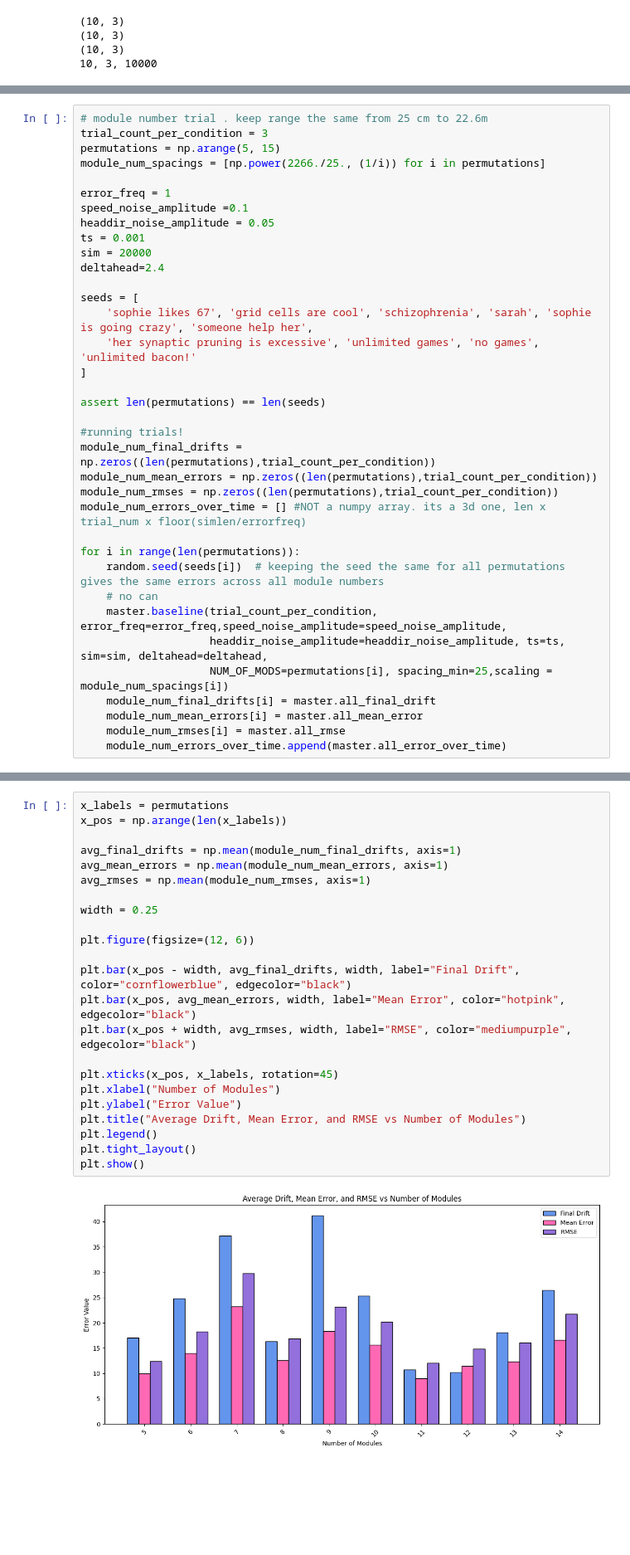
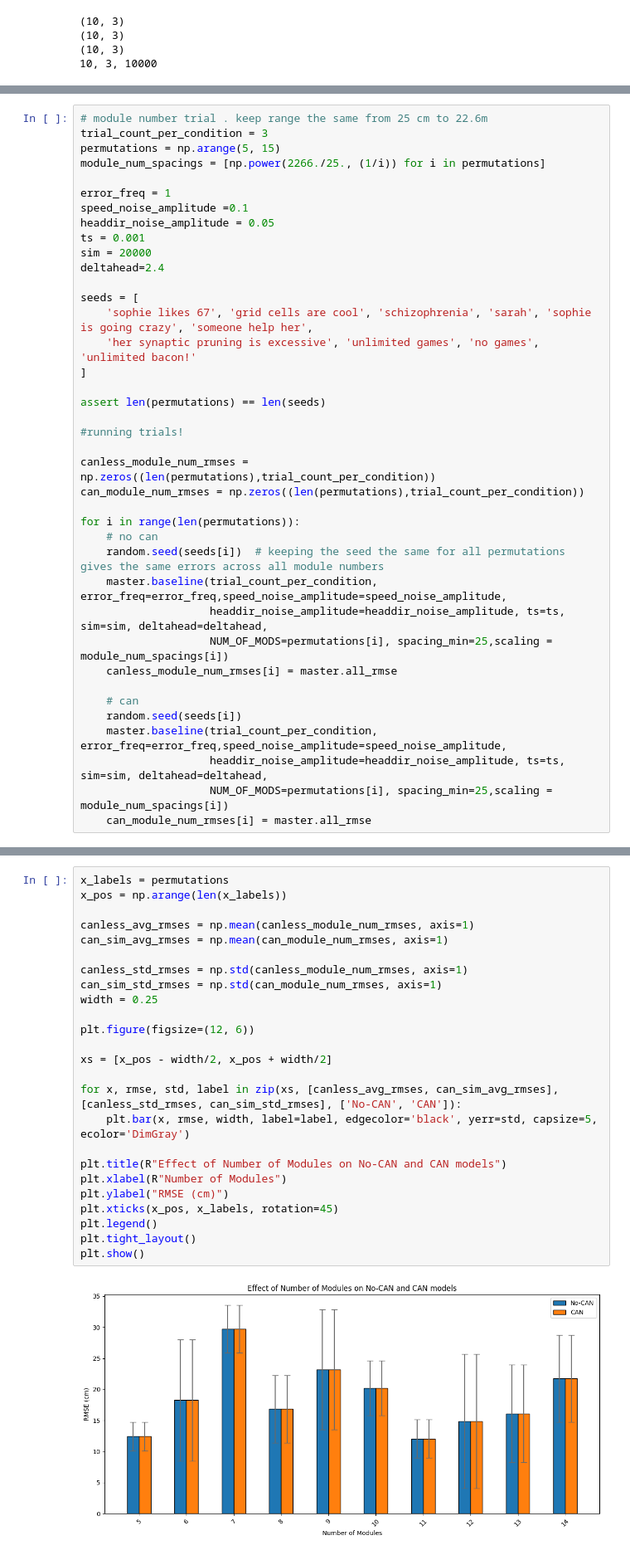
Before and after one commit to SoapingYou/a-bu-tism, a Jupyter notebook: Experimental_Trials_Aim_1.ipynb, the cells around one changed output, grey strips where cells are left out. Shown at 83% size. Cells and saved outputs as stored; diff of their text form; blank space fills up the shorter version.

Commit message:
New graph for module num trial

```diff
--- a/Experimental_Trials_Aim_1.ipynb
+++ b/Experimental_Trials_Aim_1.ipynb
@@ -181,21 +181,24 @@ seeds = [
 assert len(permutations) == len(seeds)
 
 #running trials!
-module_num_final_drifts = np.zeros((len(permutations),trial_count_per_condition))
-module_num_mean_errors = np.zeros((len(permutations),trial_count_per_condition))
-module_num_rmses = np.zeros((len(permutations),trial_count_per_condition))
-module_num_errors_over_time = [] #NOT a numpy array. its a 3d one, len x trial_num x floor(simlen/errorfreq)
+
+canless_module_num_rmses = np.zeros((len(permutations),trial_count_per_condition))
+can_module_num_rmses = np.zeros((len(permutations),trial_count_per_condition))
 
 for i in range(len(permutations)):
+    # no can
     random.seed(seeds[i])  # keeping the seed the same for all permutations gives the same errors across all module numbers
-    # no can
     master.baseline(trial_count_per_condition, error_freq=error_freq,speed_noise_amplitude=speed_noise_amplitude,
                     headdir_noise_amplitude=headdir_noise_amplitude, ts=ts, sim=sim, deltahead=deltahead,
                     NUM_OF_MODS=permutations[i], spacing_min=25,scaling = module_num_spacings[i])
-    module_num_final_drifts[i] = master.all_final_drift
-    module_num_mean_errors[i] = master.all_mean_error
-    module_num_rmses[i] = master.all_rmse
-    module_num_errors_over_time.append(master.all_error_over_time)
+    canless_module_num_rmses[i] = master.all_rmse
+
+    # can
+    random.seed(seeds[i])
+    master.baseline(trial_count_per_condition, error_freq=error_freq,speed_noise_amplitude=speed_noise_amplitude,
+                    headdir_noise_amplitude=headdir_noise_amplitude, ts=ts, sim=sim, deltahead=deltahead,
+                    NUM_OF_MODS=permutations[i], spacing_min=25,scaling = module_num_spacings[i])
+    can_module_num_rmses[i] = master.all_rmse
 # %% [output]
 the mouse moved this far: 607.0537156466282
 [[581.2205321  175.20532738]]
@@ -217,28 +220,30 @@ the mouse moved this far: 1079.4884808757379
 # %%
 x_labels = permutations
 x_pos = np.arange(len(x_labels))
 
-avg_final_drifts = np.mean(module_num_final_drifts, axis=1)
-avg_mean_errors = np.mean(module_num_mean_errors, axis=1)
-avg_rmses = np.mean(module_num_rmses, axis=1)
+canless_avg_rmses = np.mean(canless_module_num_rmses, axis=1)
+can_sim_avg_rmses = np.mean(can_module_num_rmses, axis=1)
 
+canless_std_rmses = np.std(canless_module_num_rmses, axis=1)
+can_sim_std_rmses = np.std(can_module_num_rmses, axis=1)
 width = 0.25
 
 plt.figure(figsize=(12, 6))
 
-plt.bar(x_pos - width, avg_final_drifts, width, label="Final Drift", color="cornflowerblue", edgecolor="black")
-plt.bar(x_pos, avg_mean_errors, width, label="Mean Error", color="hotpink", edgecolor="black")
-plt.bar(x_pos + width, avg_rmses, width, label="RMSE", color="mediumpurple", edgecolor="black")
+xs = [x_pos - width/2, x_pos + width/2]
 
+for x, rmse, std, label in zip(xs, [canless_avg_rmses, can_sim_avg_rmses], [canless_std_rmses, can_sim_std_rmses], ['No-CAN', 'CAN']):
+    plt.bar(x, rmse, width, label=label, edgecolor='black', yerr=std, capsize=5, ecolor='DimGray')
+
+plt.title(R"Effect of Number of Modules on No-CAN and CAN models")
+plt.xlabel(R"Number of Modules")
+plt.ylabel("RMSE (cm)")
 plt.xticks(x_pos, x_labels, rotation=45)
-plt.xlabel("Number of Modules")
-plt.ylabel("Error Value")
-plt.title("Average Drift, Mean Error, and RMSE vs Number of Modules")
 plt.legend()
 plt.tight_layout()
 plt.show()
 # %% [output]
-[figure, old version]
+[figure, new version]
 # %%
 # module spacing trial..... do tmrw sophie
 
```
Also changed, not shown: parts of 1 cell of this notebook.
